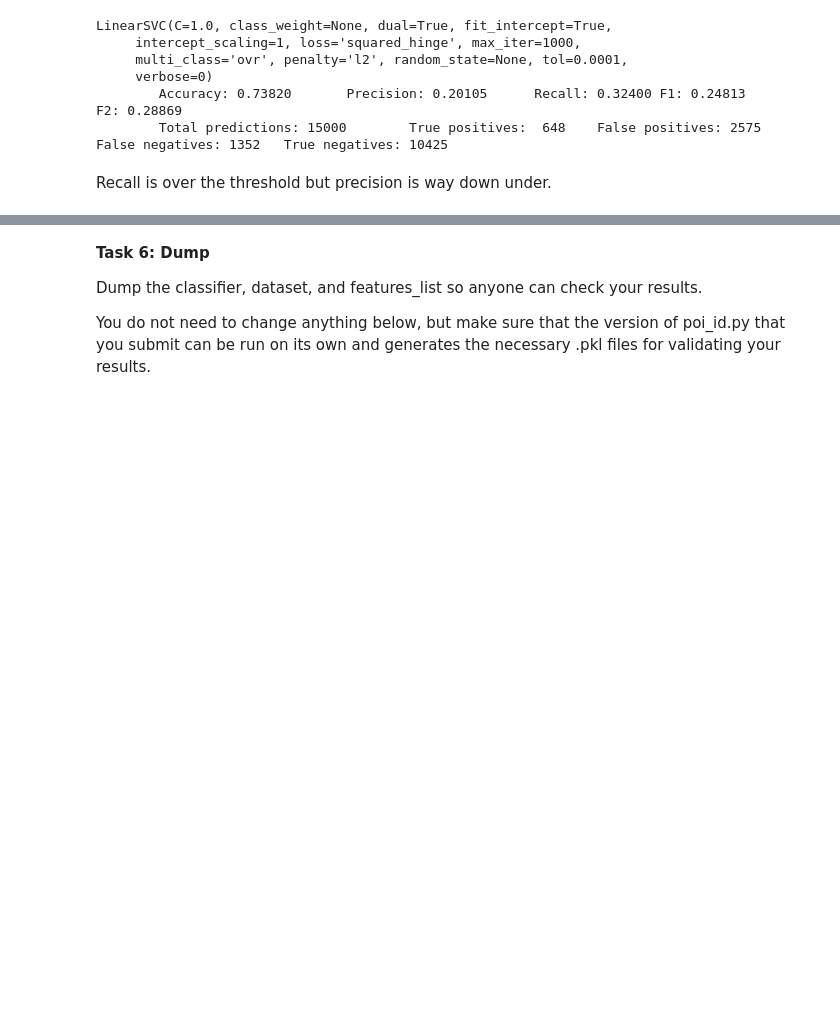
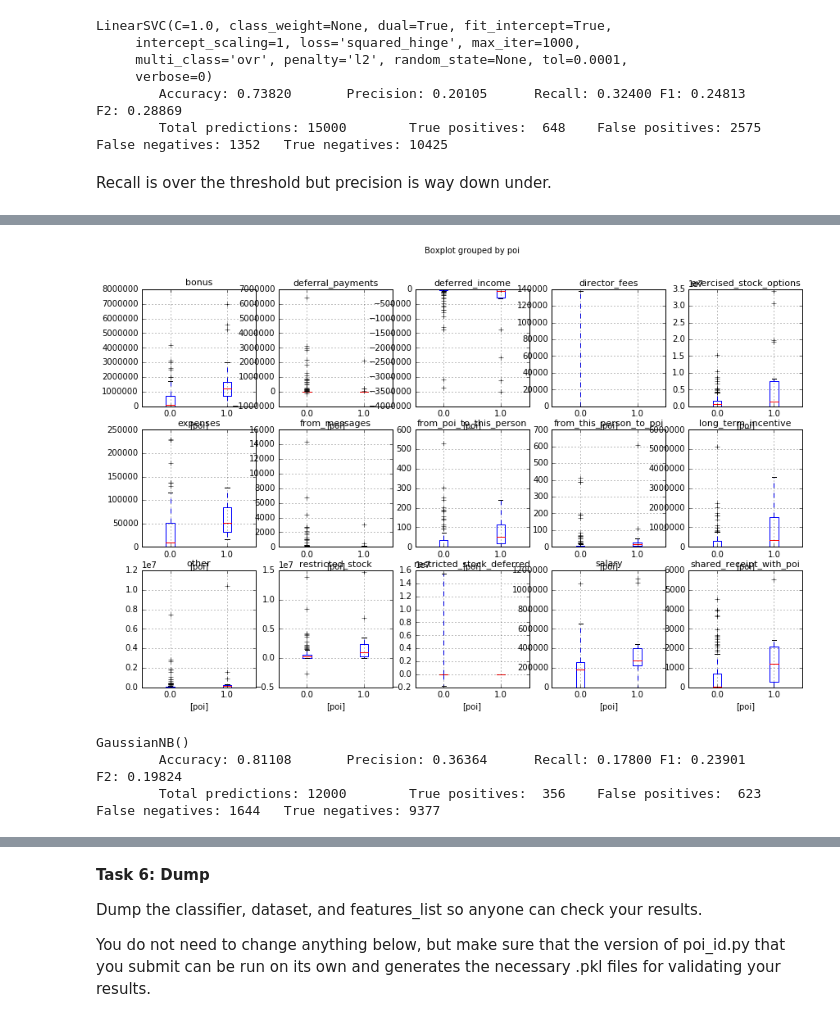
Before and after one commit to michaelreinhard/ud120-projects, a Jupyter notebook: final_project/final_project.ipynb, the cells around one changed output, grey strips where cells are left out. Cells and saved outputs as stored; diff of their text form; code cells hidden in the pictures; blank space fills up the shorter version.

```diff
--- a/final_project/final_project.ipynb
+++ b/final_project/final_project.ipynb
@@ -568,0 +576,20 @@ Recall is over the threshold but precision is way down under.
+# %%
+# Prep a 3x5 grid of plots in a 14 x 9 space.
+# The `plt.subplots` function returns the figure
+# and a list of axes, one for each plot
+fig, axs = plt.subplots(3, 5)
+fig.set_size_inches(14, 9)
+
+# Pick all of the columns except for `poi` (which will be the x-axis)
+# and `loan_advances`, which only has 3 observations
+cols = [c for c in df.columns if c not in ('poi', 'loan_advances')]
+
+# Loop over the columns and plot.
+# I had to google for how to do this.
+for ax, col in zip(axs.flatten(), cols):
+  df[['poi', col]].boxplot(by='poi', ax=ax)
+  ax.set_title(col, fontsize=11)
+
+plt.show()
+# %% [output]
+[figure, added]
@@ -568,0 +607,6 @@ Recall is over the threshold but precision is way down under.
+# %%
+test_classifier(clf, my_dataset, features_list, folds = 1000)
+# %% [output]
+GaussianNB()
+        Accuracy: 0.81108       Precision: 0.36364      Recall: 0.17800 F1: 0.23901     F2: 0.19824
+        Total predictions: 12000        True positives:  356    False positives:  623   False negatives: 1644   True negatives: 9377
```
Also changed, not shown: parts of 23 cells of this notebook.
